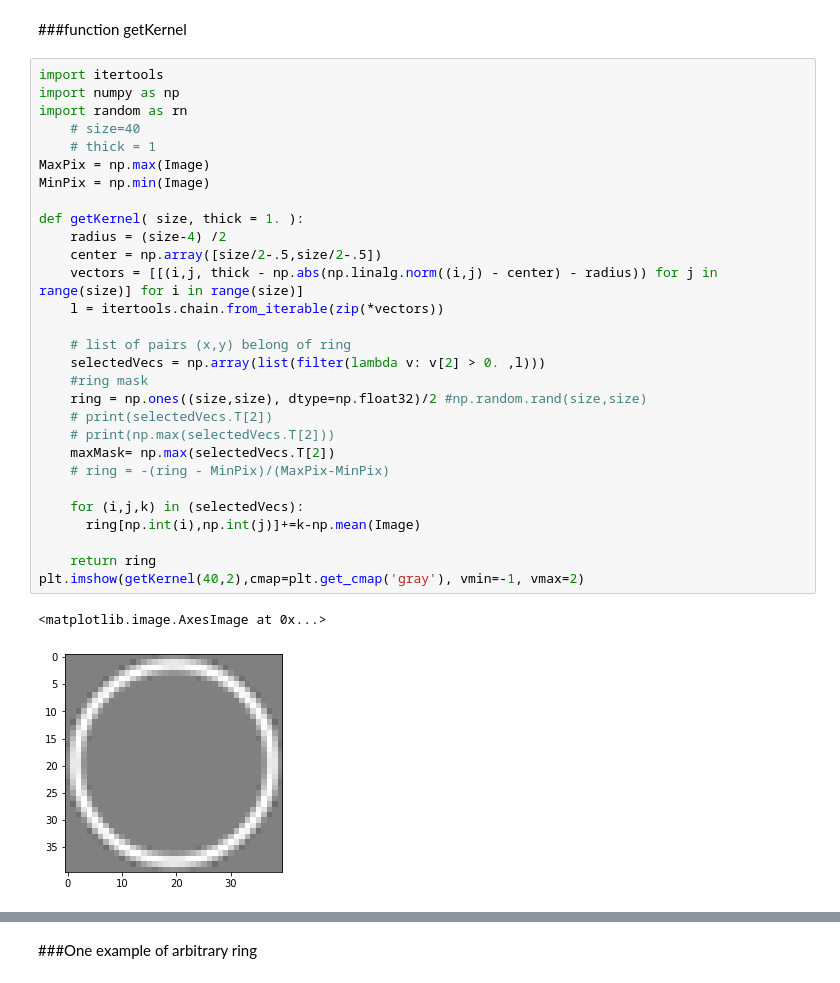
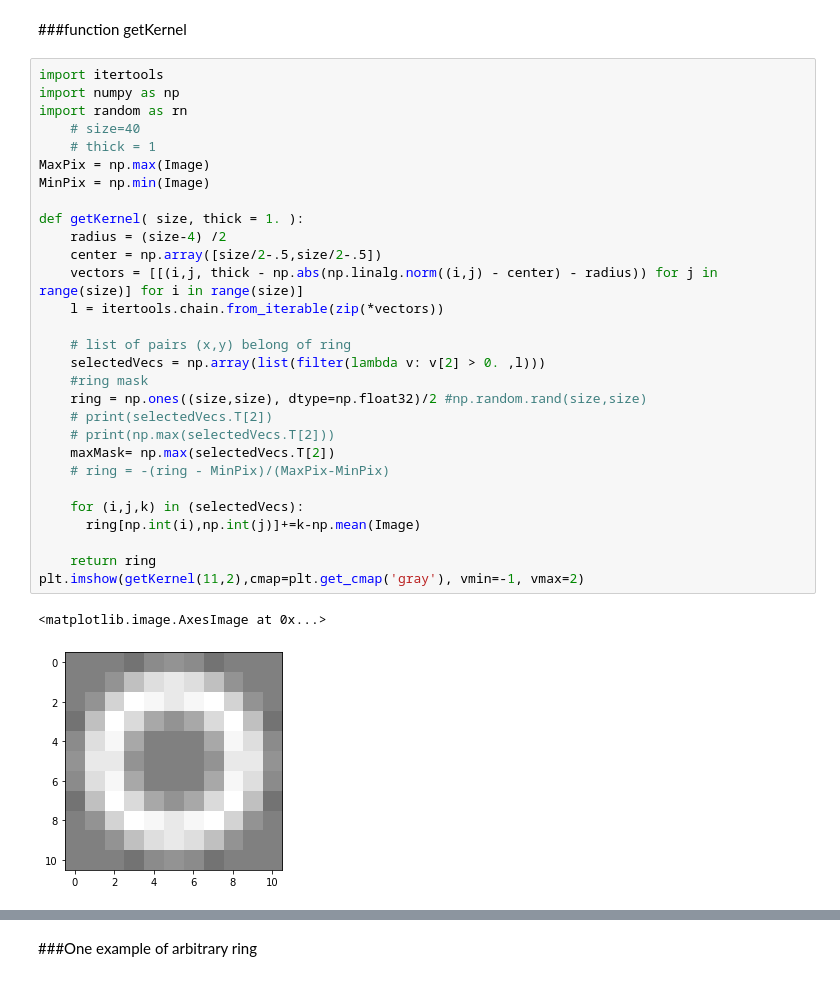
Before and after one commit to andrew-veriga/MathForML, a Jupyter notebook: ConvolutionalCoffieCircles.ipynb, the cells around one changed output, grey strips where cells are left out. Drawn from its saved outputs; the diff is of its cells as text.

```diff
--- a/ConvolutionalCoffieCircles.ipynb
+++ b/ConvolutionalCoffieCircles.ipynb
@@ -83,32 +83,32 @@ def FuzzyCircleConv(_box, _mask):
 # %%
 import itertools
 import numpy as np
 import random as rn
     # size=40
     # thick = 1
 MaxPix = np.max(Image)
 MinPix = np.min(Image)
 
 def getKernel( size, thick = 1. ):
     radius = (size-4) /2
     center = np.array([size/2-.5,size/2-.5])
     vectors = [[(i,j, thick - np.abs(np.linalg.norm((i,j) - center) - radius)) for j in range(size)] for i in range(size)]
     l = itertools.chain.from_iterable(zip(*vectors))
 
     # list of pairs (x,y) belong of ring
     selectedVecs = np.array(list(filter(lambda v: v[2] > 0. ,l)))
     #ring mask
     ring = np.ones((size,size), dtype=np.float32)/2 #np.random.rand(size,size)
     # print(selectedVecs.T[2])
     # print(np.max(selectedVecs.T[2]))
     maxMask= np.max(selectedVecs.T[2])
     # ring = -(ring - MinPix)/(MaxPix-MinPix)
 
     for (i,j,k) in (selectedVecs):
       ring[np.int(i),np.int(j)]+=k-np.mean(Image)
 
     return ring
-plt.imshow(getKernel(40,2),cmap=plt.get_cmap('gray'), vmin=-1, vmax=2)
+plt.imshow(getKernel(11,2),cmap=plt.get_cmap('gray'), vmin=-1, vmax=2)
 # %% [output]
 <matplotlib.image.AxesImage at 0x...>
-[figure, old version]
+[figure, new version]
```
Also changed, not shown: parts of 12 cells of this notebook.
